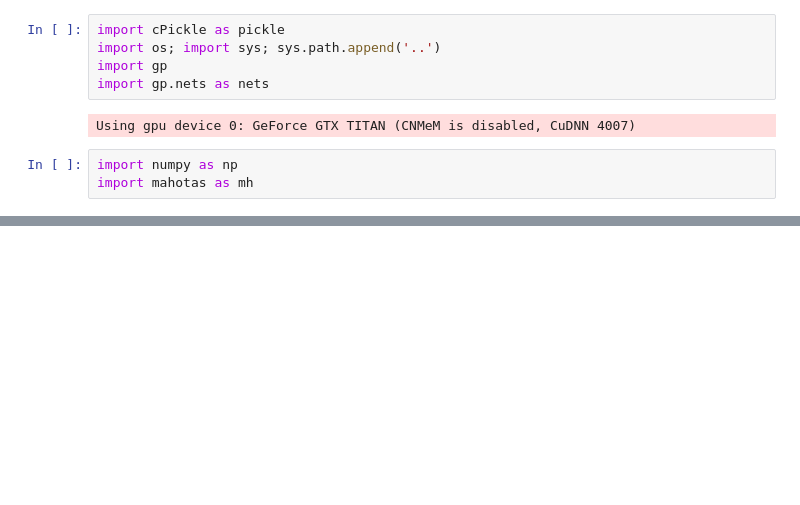
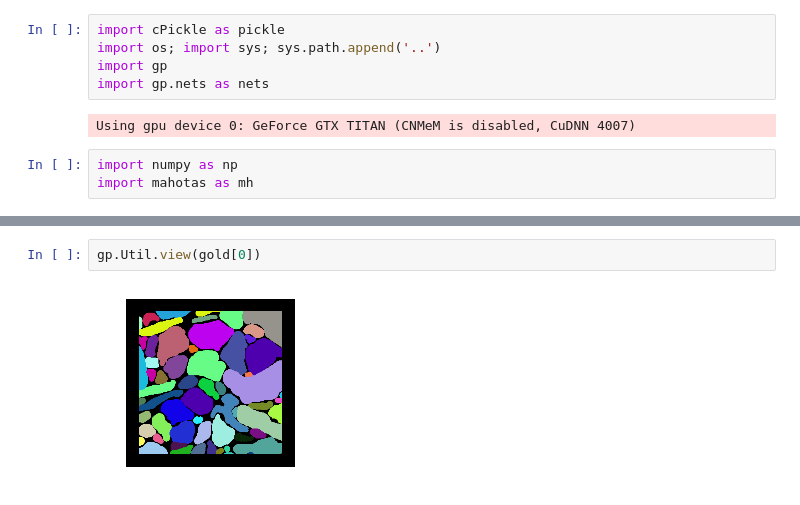
Before and after one commit to VCG/gp, a Jupyter notebook: ipy_test/DOJOFocusedProofreading.ipynb, the cells around one changed output, grey strips where cells are left out. Saved outputs shown, nothing was run; the diff lists cells and outputs as text; blank space fills up the shorter version.

```diff
--- a/ipy_test/DOJOFocusedProofreading.ipynb
+++ b/ipy_test/DOJOFocusedProofreading.ipynb
@@ -18,0 +21,4 @@ image, prob, gold, rhoana, bb = gp.Legacy.read_dojo_data()
+# %%
+gp.Util.view(gold[0])
+# %% [output]
+[figure, added]
```
Also changed, not shown: parts of 9 cells of this notebook, 13 other files.
